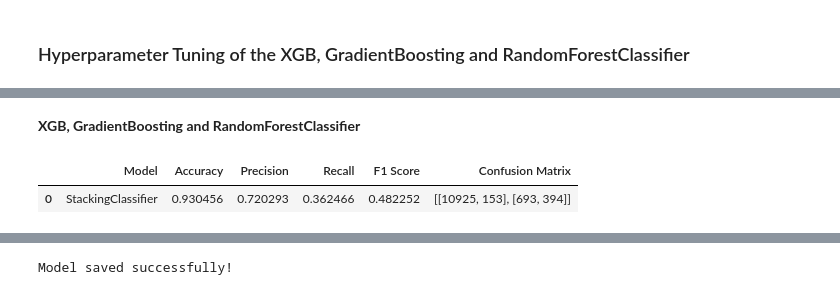
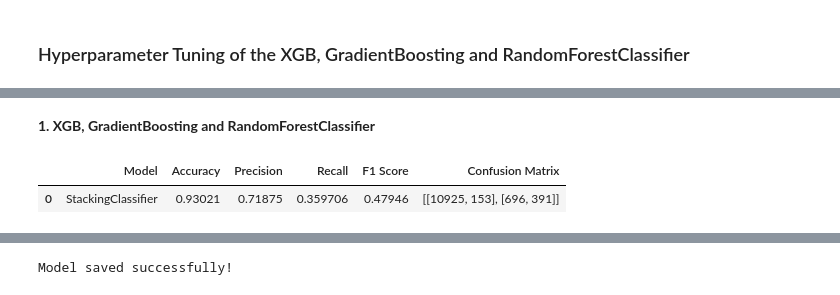
Before and after one commit to bedankibunja/HR-ANALYTICS-Predicting-Employee-Promotions, a Jupyter notebook: Notebook.ipynb, the cells around one changed output, grey strips where cells are left out. Saved outputs shown, nothing was run; the diff lists cells and outputs as text; code cells hidden in the pictures.

```diff
--- a/Notebook.ipynb
+++ b/Notebook.ipynb
@@ -1407,0 +1426,24 @@ Best F1 Score for Gradient Boosting: 0.7460702178539721
+# %%
+from sklearn.tree import DecisionTreeClassifier
+from sklearn.model_selection import RandomizedSearchCV
+from scipy.stats import randint
+
+# Define the parameter grid for Decision Tree
+param_dist_dt = {
+    'max_depth': [3, 5, 7, 9, None],  # 'None' means no limit on depth
+    'min_samples_split': randint(2, 20),  # Random integer between 2 and 20
+    'min_samples_leaf': randint(1, 20),   # Random integer between 1 and 20
+    'max_features': ['auto', 'sqrt', 'log2', None],
+    'criterion': ['gini', 'entropy']  # Different criteria to measure quality of splits
+}
+
+# Initialize Decision Tree model
+dt_model = DecisionTreeClassifier(random_state=42)
+
+# Perform randomized search
+random_search_dt = RandomizedSearchCV(estimator=dt_model, param_distributions=param_dist_dt, scoring='f1', cv=3, verbose=1, n_jobs=-1, n_iter=20, random_state=42)
+random_search_dt.fit(X_train_scaled, y_train_resampled)
+
+# Get the best parameters and best F1 score
+print("Best Parameters for Decision Tree:", random_search_dt.best_params_)
+print("Best F1 Score for Decision Tree:", random_search_dt.best_score_)
@@ -1443,7 +1542,13 @@ cell_results_df
 # %% [markdown]
-**XGB, GradientBoosting and RandomForestClassifier**
+**1. XGB, GradientBoosting and RandomForestClassifier**
 # %%
 from sklearn.ensemble import StackingClassifier
+from sklearn.metrics import accuracy_score, precision_score, recall_score, f1_score, confusion_matrix
+from xgboost import XGBClassifier
+from sklearn.ensemble import RandomForestClassifier, GradientBoostingClassifier
+import pandas as pd
+
+# Define the base models with best parameters
 level_1_estimators = [
     ('xgb', XGBClassifier(use_label_encoder=False, eval_metric='logloss', random_state=42,
                           n_estimators=300, max_depth=7, learning_rate=0.2, scale_pos_weight=1)),
@@ -1459,37 +1564,36 @@ final_estimator = RandomForestClassifier(random_state=42, n_estimators=300, max_
 stacking_model = StackingClassifier(
     estimators=level_1_estimators,
     final_estimator=final_estimator,
     cv=5,
     n_jobs=-1
 )
 
-# Define evaluation function to match desired output format
-def evaluate_model(model, X_train, y_train, X_test, y_test):
-    model.fit(X_train, y_train)
+# Define evaluation function
+def evaluate_model(model, X_test, y_test):
     y_pred = model.predict(X_test)
     accuracy = accuracy_score(y_test, y_pred)
     precision = precision_score(y_test, y_pred)
     recall = recall_score(y_test, y_pred)
     f1 = f1_score(y_test, y_pred)
     cm = confusion_matrix(y_test, y_pred)
-
     return {
         'Model': model.__class__.__name__,
         'Accuracy': accuracy,
         'Precision': precision,
         'Recall': recall,
         'F1 Score': f1,
         'Confusion Matrix': cm
     }
 
-# Evaluate the stacking model and store results in the required format
-stacking_metrics = evaluate_model(stacking_model, X_train_scaled, y_train_resampled, X_test_scaled, y_test)
+# Fit and evaluate the stacking model
+stacking_model.fit(X_train_scaled, y_train_resampled)
+stacking_metrics = evaluate_model(stacking_model, X_test_scaled, y_test)
 
 # Convert stacking model results to a DataFrame for display
 stacking_results_df = pd.DataFrame([stacking_metrics])
 
 # Display the stacking model results DataFrame
 stacking_results_df
 # %% [output]
 |  | Model | Accuracy | Precision | Recall | F1 Score | Confusion Matrix |
-| 0 | StackingClassifier | 0.930456 | 0.720293 | 0.362466 | 0.482252 | [[10925, 153], [693, 394]] |
+| 0 | StackingClassifier | 0.93021 | 0.71875 | 0.359706 | 0.47946 | [[10925, 153], [696, 391]] |
```
Also changed, not shown: parts of 112 cells of this notebook.
